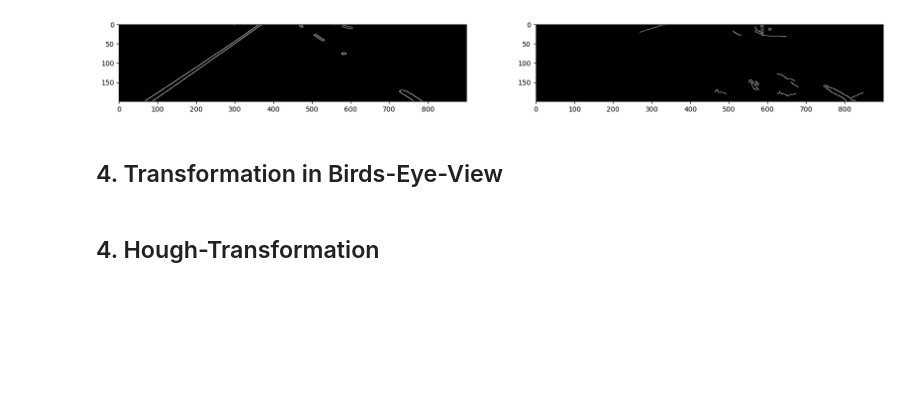
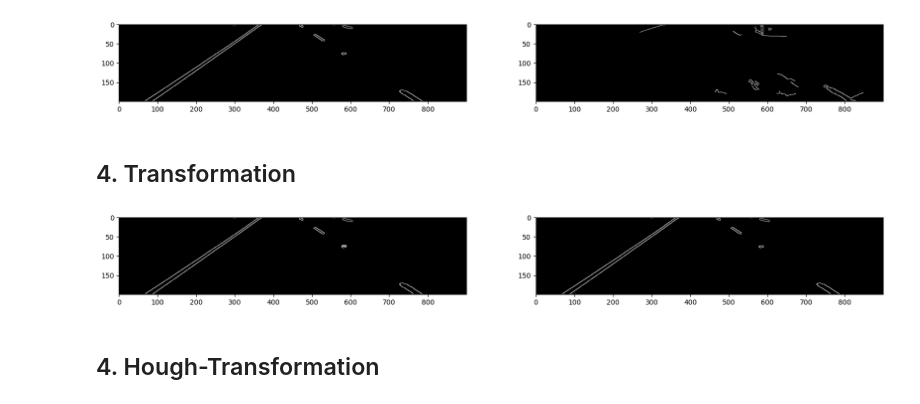
Before and after one commit to Ben-schlch/conventional_lane_detection, a Jupyter notebook: Projekt_Spurerkennung_v2.ipynb, the cells around one changed output. Cells and saved outputs as stored; diff of their text form; code cells hidden in the pictures; blank space fills up the shorter version.

```diff
--- a/Projekt_Spurerkennung_v2.ipynb
+++ b/Projekt_Spurerkennung_v2.ipynb
@@ -137,3 +140,3 @@ img = img_roi
 # %% [markdown]
-## 4. Transformation in Birds-Eye-View
+## 4. Transformation
 # %%
@@ -148,0 +146,19 @@ plt.show()
+# %%
+# Remove horizontal
+img_test = imgs_roi[0].copy()
+
+horizontal_kernel = cv.getStructuringElement(cv.MORPH_RECT, (5,1))
+detected_lines = cv.morphologyEx(img_test, cv.MORPH_OPEN, horizontal_kernel, iterations=2)
+cnts = cv.findContours(detected_lines, cv.RETR_EXTERNAL, cv.CHAIN_APPROX_SIMPLE)
+cnts = cnts[0] if len(cnts) == 2 else cnts[1]
+for c in cnts:
+    cv.drawContours(img_test, [c], -1, (255,255,255), 2)
+
+plt.figure(figsize=(20,10))
+plt.subplot(1,2,1)
+plt.imshow(img_test, cmap='gray')
+plt.subplot(1,2,2)
+plt.imshow(imgs_roi[0], cmap='gray')
+plt.show()
+# %% [output]
+[figure, added]
```
Also changed, not shown: parts of 5 cells of this notebook.
